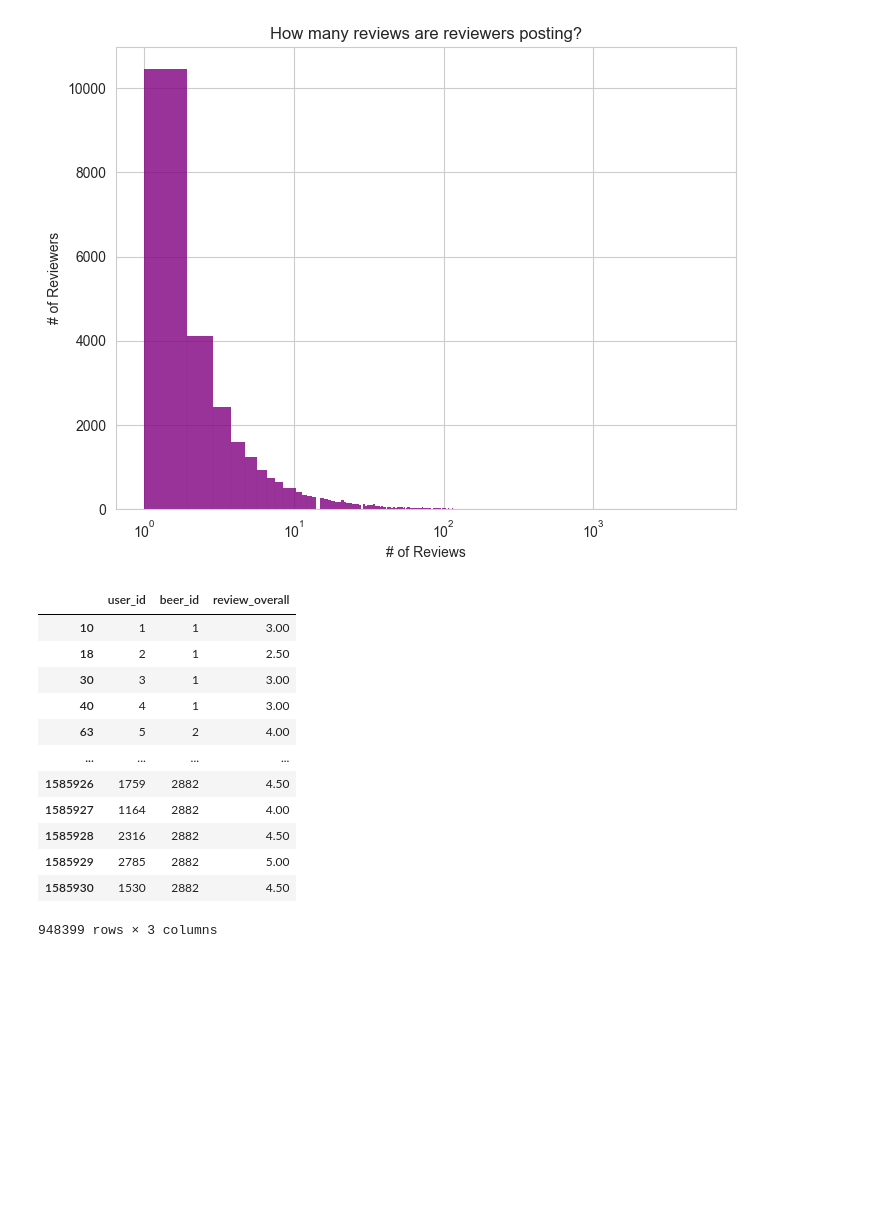
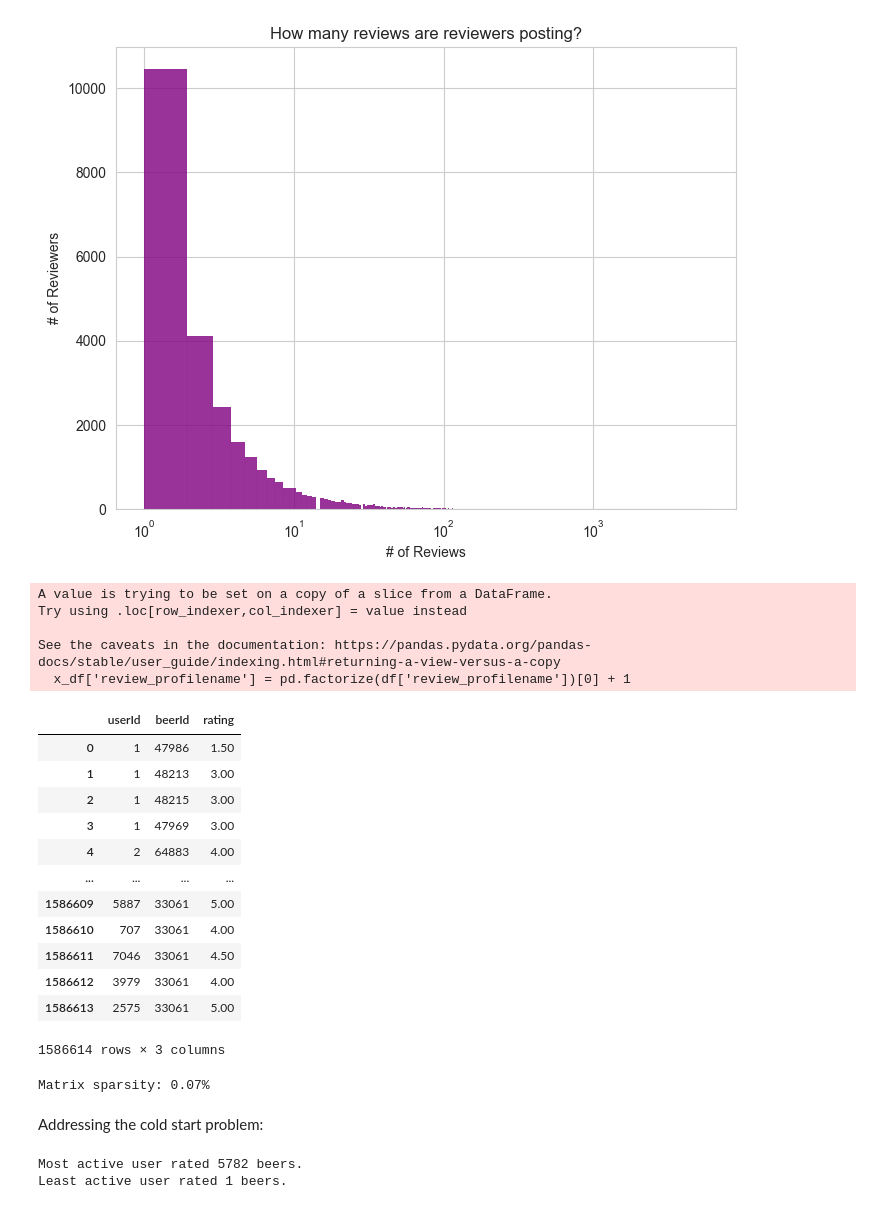
Before and after one commit to ErinPhillips/beer_recsys_final, a Jupyter notebook: beer_eda.ipynb, the cells around one changed output. Saved outputs shown, nothing was run; the diff lists cells and outputs as text; code cells hidden in the pictures; blank space fills up the shorter version.

```diff
--- a/beer_eda.ipynb
+++ b/beer_eda.ipynb
@@ -498,27 +498,33 @@ plt.title('How many reviews are reviewers posting?')
 plt.show()
 # %% [output]
 [figure]
-# %%
-# filtering the data to only include reviewers who have reviewed atleast 50 beers and only include beers with atleast 100 reviews.
-over_50_reviews = df.groupby(['review_profilename']).filter(lambda x: len(x) >= 50)
-over_50_reviews = over_50_reviews.groupby(['beer_beerid']).filter(lambda x: len(x) >= 100)
-over_50_reviews = over_50_reviews.dropna(subset=['beer_name', 'review_profilename', 'review_overall'])
-over_50_reviews['user_id'] = pd.factorize(over_50_reviews['review_profilename'])[0] + 1
-over_50_reviews['beer_id'] = pd.factorize(over_50_reviews['beer_beerid'])[0] + 1
-
-user_beer_3d = over_50_reviews[['user_id', 'beer_id', 'review_overall']]
-user_beer_3d
-# %% [output]
-|  | user_id | beer_id | review_overall |
-| 10 | 1 | 1 | 3.00 |
-| 18 | 2 | 1 | 2.50 |
-| 30 | 3 | 1 | 3.00 |
-| 40 | 4 | 1 | 3.00 |
-| 63 | 5 | 2 | 4.00 |
-| ... | ... | ... | ... |
-| 1585926 | 1759 | 2882 | 4.50 |
-| 1585927 | 1164 | 2882 | 4.00 |
-| 1585928 | 2316 | 2882 | 4.50 |
-| 1585929 | 2785 | 2882 | 5.00 |
-| 1585930 | 1530 | 2882 | 4.50 |
-948399 rows × 3 columns
+# %%
+# new df with just username, beer id, and overall review
+x_df = df[['review_profilename', 'beer_beerid', 'review_overall']]
+
+# generate unique IDs for each username entry
+x_df['review_profilename'] = pd.factorize(df['review_profilename'])[0] + 1
+
+# rename columns for easy use
+x_df.columns = ['userId', 'beerId', 'rating']
+
+x_df
+# %% [output]
+A value is trying to be set on a copy of a slice from a DataFrame.
+Try using .loc[row_indexer,col_indexer] = value instead
+
+See the caveats in the documentation: https://pandas.pydata.org/pandas-docs/stable/user_guide/indexing.html#returning-a-view-versus-a-copy
+  x_df['review_profilename'] = pd.factorize(df['review_profilename'])[0] + 1
+|  | userId | beerId | rating |
+| 0 | 1 | 47986 | 1.50 |
+| 1 | 1 | 48213 | 3.00 |
+| 2 | 1 | 48215 | 3.00 |
+| 3 | 1 | 47969 | 3.00 |
+| 4 | 2 | 64883 | 4.00 |
+| ... | ... | ... | ... |
+| 1586609 | 5887 | 33061 | 5.00 |
+| 1586610 | 707 | 33061 | 4.00 |
+| 1586611 | 7046 | 33061 | 4.50 |
+| 1586612 | 3979 | 33061 | 4.00 |
+| 1586613 | 2575 | 33061 | 5.00 |
+1586614 rows × 3 columns
@@ -524,0 +567,19 @@ user_beer_3d
+# %%
+# evaluating sparsity
+
+n_total = X.shape[0]*X.shape[1]
+n_ratings = X.nnz
+sparsity = n_ratings/n_total
+print(f"Matrix sparsity: {round(sparsity*100,2)}%")
+# %% [output]
+Matrix sparsity: 0.07%
+# %% [markdown]
+Addressing the cold start problem:
+# %%
+n_ratings_per_user = X.getnnz(axis=1)
+
+print(f"Most active user rated {n_ratings_per_user.max()} beers.")
+print(f"Least active user rated {n_ratings_per_user.min()} beers.")
+# %% [output]
+Most active user rated 5782 beers.
+Least active user rated 1 beers.
```
Also changed, not shown: parts of 10 cells of this notebook.
